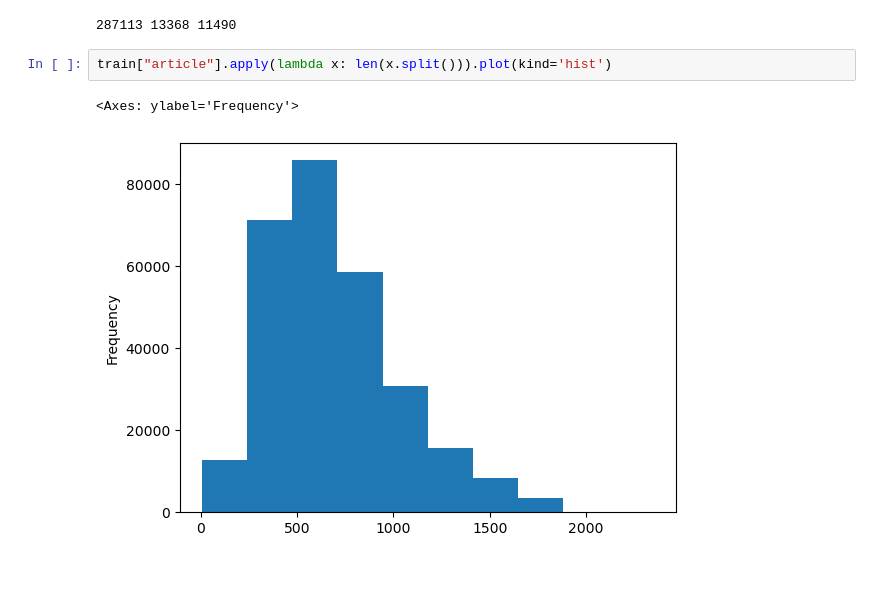
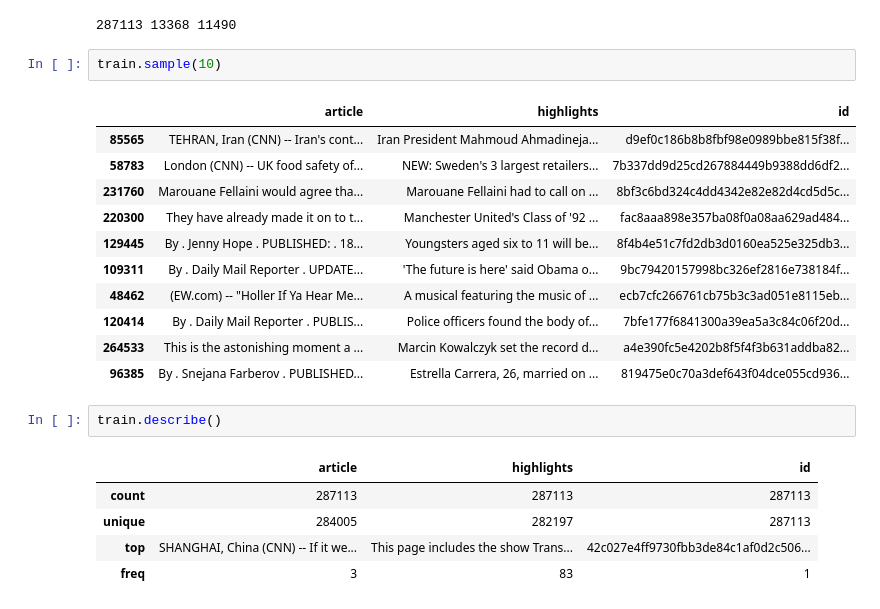
Before and after one commit to andrii-zapukhlyi/news_summarization, a Jupyter notebook: news_summarization.ipynb, the cells around one changed output. Saved outputs shown, nothing was run; the diff lists cells and outputs as text; blank space fills up the shorter version.

```diff
--- a/news_summarization.ipynb
+++ b/news_summarization.ipynb
@@ -39,8 +40,25 @@ train.head()
 print(len(train), len(val), len(test))
 # %% [output]
 287113 13368 11490
-# %%
-train["article"].apply(lambda x: len(x.split())).plot(kind='hist')
-# %% [output]
-<Axes: ylabel='Frequency'>
-[figure, removed]
+# %%
+train.sample(10)
+# %% [output]
+|  | article | highlights | id |
+| 85565 | TEHRAN, Iran (CNN) -- Iran's cont... | Iran President Mahmoud Ahmadineja... | d9ef0c186b8b8fbf98e0989bbe815f38f... |
+| 58783 | London (CNN) -- UK food safety of... | NEW: Sweden's 3 largest retailers... | 7b337dd9d25cd267884449b9388dd6df2... |
+| 231760 | Marouane Fellaini would agree tha... | Marouane Fellaini had to call on ... | 8bf3c6bd324c4dd4342e82e82d4cd5d5c... |
+| 220300 | They have already made it on to t... | Manchester United's Class of '92 ... | fac8aaa898e357ba08f0a08aa629ad484... |
+| 129445 | By . Jenny Hope . PUBLISHED: . 18... | Youngsters aged six to 11 will be... | 8f4b4e51c7fd2db3d0160ea525e325db3... |
+| 109311 | By . Daily Mail Reporter . UPDATE... | 'The future is here' said Obama o... | 9bc79420157998bc326ef2816e738184f... |
+| 48462 | (EW.com) -- "Holler If Ya Hear Me... | A musical featuring the music of ... | ecb7cfc266761cb75b3c3ad051e8115eb... |
+| 120414 | By . Daily Mail Reporter . PUBLIS... | Police officers found the body of... | 7bfe177f6841300a39ea5a3c84c06f20d... |
+| 264533 | This is the astonishing moment a ... | Marcin Kowalczyk set the record d... | a4e390fc5e4202b8f5f4f3b631addba82... |
+| 96385 | By . Snejana Farberov . PUBLISHED... | Estrella Carrera, 26, married on ... | 819475e0c70a3def643f04dce055cd936... |
+# %%
+train.describe()
+# %% [output]
+|  | article | highlights | id |
+| count | 287113 | 287113 | 287113 |
+| unique | 284005 | 282197 | 287113 |
+| top | SHANGHAI, China (CNN) -- If it we... | This page includes the show Trans... | 42c027e4ff9730fbb3de84c1af0d2c506... |
+| freq | 3 | 83 | 1 |
```
Also changed, not shown: parts of 11 cells of this notebook.
